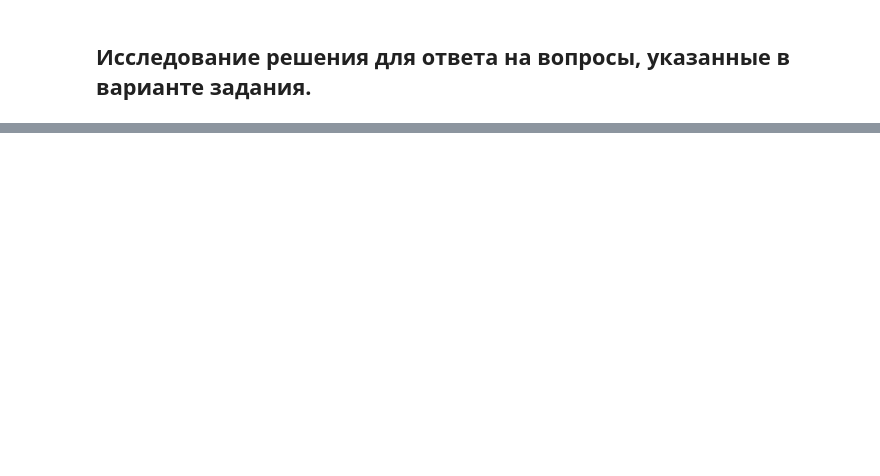
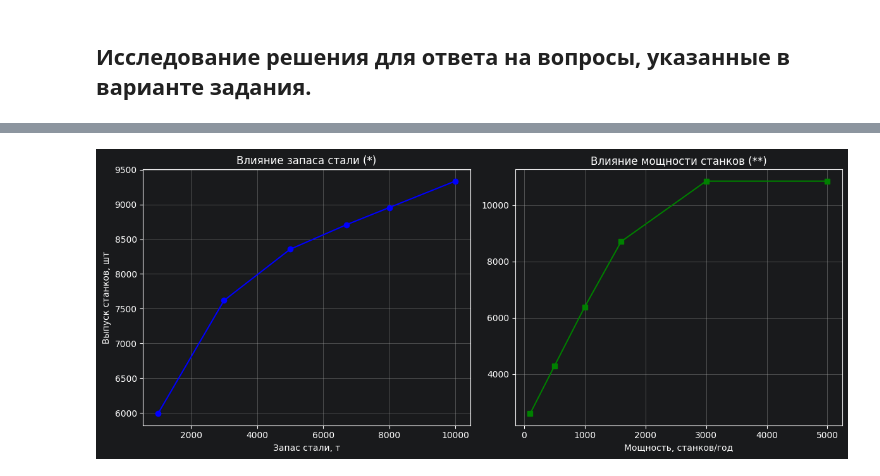
Before and after one commit to lazarevFedor/tad-sem6, a Jupyter notebook: lab2.ipynb, the cells around one changed output, grey strips where cells are left out. Drawn from its saved outputs; the diff is of its cells as text; code cells hidden in the pictures; blank space fills up the shorter version.

```diff
--- a/lab2.ipynb
+++ b/lab2.ipynb
@@ -75,0 +186,25 @@ $P_{M,t+1} = P_{M,t} + \frac{x_{4,t}}{\beta}$
+# %%
+s_test_vaues = [1000, 3000, 5000, 6700, 8000, 10000]
+s_results = []
+
+for s in s_test_vaues:
+    obj, _ = solve_production_plan(S_start=s, PM_start=1600) # используем ранее созданную функцию
+    s_results.append({"Начальный запас (S*)": s, "Общий выпуск станков": obj})
+
+df_s = pd.DataFrame(s_results)
+
+# 2. Исследование начальной мощности станков (PM**)
+pm_test_values = [100, 500, 1000, 1600, 3000, 5000]
+pm_results = []
+
+for pm in pm_test_values:
+    obj, _ = solve_production_plan(S_start=6700, PM_start=pm)
+    pm_results.append({"Начальная мощность (PM**)": pm, "Общий выпуск станков": obj})
+
+df_pm = pd.DataFrame(pm_results)
+
+# Вывод таблиц
+print("Влияние запаса стали (*):")
+print(df_s)
+print("\nВлияние мощности по станкам (**):")
+print(df_pm)
@@ -75,0 +229,22 @@ $P_{M,t+1} = P_{M,t} + \frac{x_{4,t}}{\beta}$
+# %%
+plt.figure(figsize=(12, 5))
+
+# График для стали
+plt.subplot(1, 2, 1)
+plt.plot(df_s["Начальный запас (S*)"], df_s["Общий выпуск станков"], marker='o', color='blue')
+plt.title("Влияние запаса стали (*)")
+plt.xlabel("Запас стали, т")
+plt.ylabel("Выпуск станков, шт")
+plt.grid(True)
+
+# График для мощностей
+plt.subplot(1, 2, 2)
+plt.plot(df_pm["Начальная мощность (PM**)"], df_pm["Общий выпуск станков"], marker='s', color='green')
+plt.title("Влияние мощности станков (**)")
+plt.xlabel("Мощность, станков/год")
+plt.grid(True)
+
+plt.tight_layout()
+plt.show()
+# %% [output]
+[figure, added]
```
Also changed, not shown: parts of 6 cells of this notebook.
